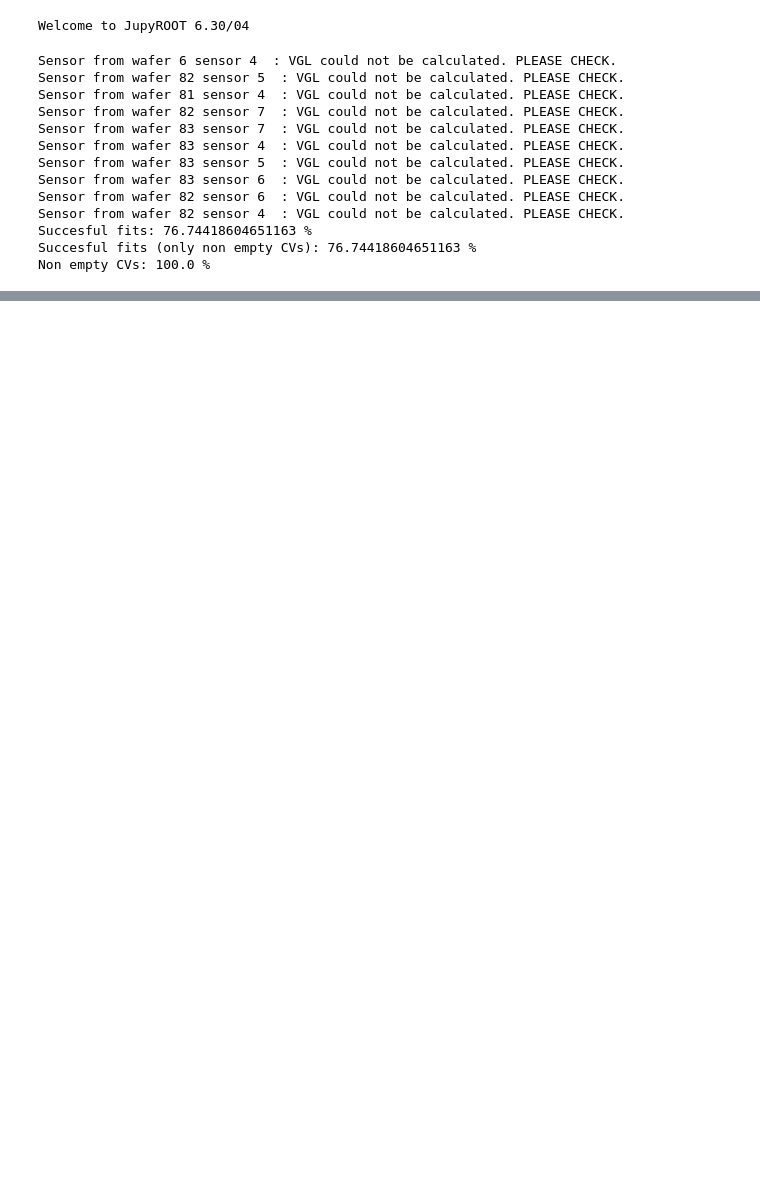
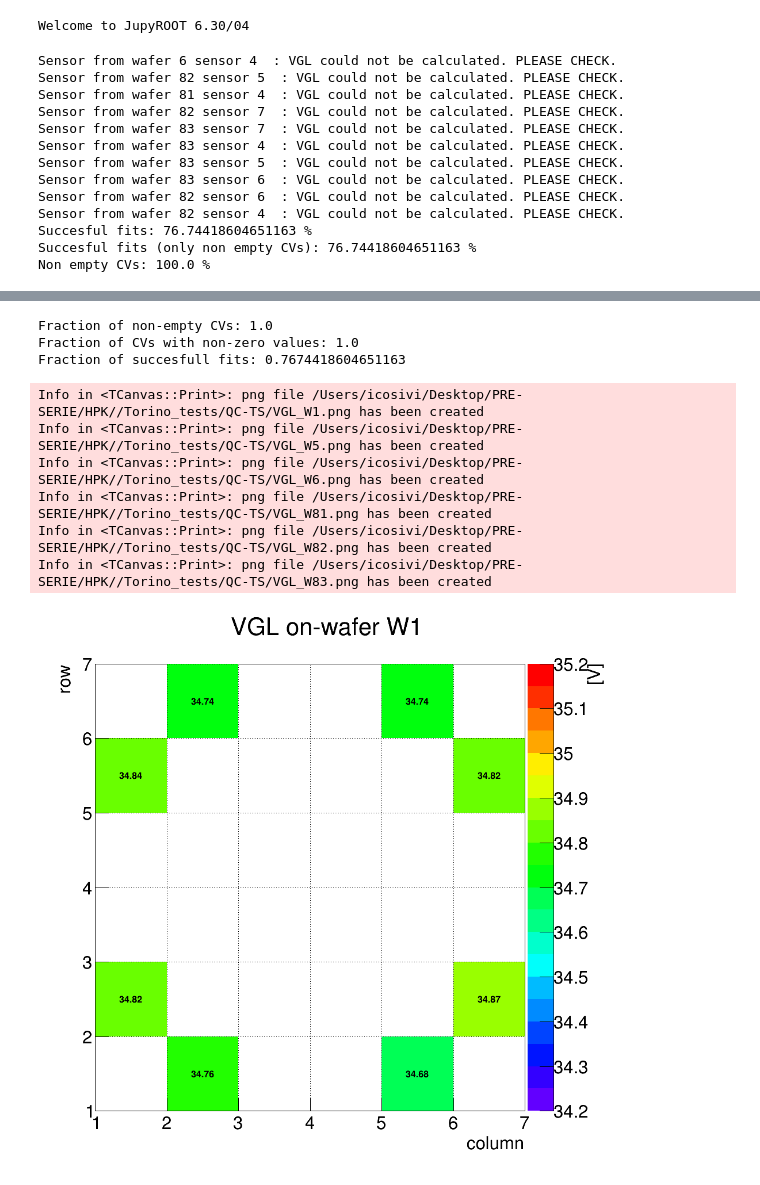
Before and after one commit to icosivi/Torino_ETL_QAQC, a Jupyter notebook: Test_Array_ETL-site_CV.ipynb, the cells around one changed output, grey strips where cells are left out. Cells and saved outputs as stored; diff of their text form; code cells hidden in the pictures; blank space fills up the shorter version.

```diff
--- a/Test_Array_ETL-site_CV.ipynb
+++ b/Test_Array_ETL-site_CV.ipynb
@@ -375,38 +381,53 @@ for entry in tree_qa:
 wafer_real_numbers = [i+1 for i in range(n_wafer)]
 vgl_list = [[] for i in range(n_wafer)]
 vbulk_list = [[] for i in range(n_wafer)]
+# %%
+sensor_positions = [[2,6],[5,6],[6,5],[6,2],[5,1],[2,1],[1,2],[1,5]]
+
+for i in range(n_wafer):
+    for j in range(n_sensors):
+          if i in wafer_values:
+          #if( i<20 ):
+             if(vcount_bump_qa_2d[i][j] > 0):
+               hVgl_qa[i].Fill( sensor_positions[j][0], sensor_positions[j][1], vvgl_qa_2d[i][j]/vcount_bump_qa_2d[i][j])
+               hVbulk_qa[i].Fill( sensor_positions[j][0], sensor_positions[j][1], vbulk_qa_2d[i][j]/vcount_bump_qa_2d[i][j] )
+               vgl_list[i].append(vvgl_qa_2d[i][j]/vcount_bump_qa_2d[i][j])
+               vbulk_list[i].append(vbulk_qa_2d[i][j]/vcount_bump_qa_2d[i][j])
+
+if(verbose):
+  print("Fraction of non-empty CVs: "+str(non_empty_counter/dumb_counter))
+  print("Fraction of CVs with non-zero values: "+str(non_zero_counter/dumb_counter))
+  print("Fraction of succesfull fits: "+str(good_fit_counter/non_zero_counter))
+# %% [output]
+Fraction of non-empty CVs: 1.0
+Fraction of CVs with non-zero values: 1.0
+Fraction of succesfull fits: 0.7674418604651163
 # %%
 sensor_positions = [[2,6],[5,6],[6,5],[6,2],[5,1],[2,1],[1,2],[1,5]]
 
 for i in range(n_wafer):
     for j in range(n_sensors):
-          if i in wafer_values:
-          #if( i<20 ):
-             if(vcount_bump_qa[i][j] > 0):
-               hVgl_qa[i].Fill( sensor_positions[j][0], sensor_positions[j][1], vvgl_qa[i][j]/vcount_bump_qa[i][j])
-               hVbulk_qa[i].Fill( sensor_positions[j][0], sensor_positions[j][1], vbulk_qa[i][j]/vcount_bump_qa[i][j] )
-               vgl_list[i].append(vvgl_qa[i][j]/vcount_bump_qa[i][j])
-               vbulk_list[i].append(vbulk_qa[i][j]/vcount_bump_qa[i][j])
-
-               pippo = {'component': str(wb[(wb['Wafer'] == i+start_wafer) & (wb['Sensor Number'] == j+start_sensor)]['SerialNumber'].iloc[0]),
+        for k in range(4):
+            if i in wafer_values:
+                if(vcount_bump_qa[i][j][k] > 0):
+                    pippo = {'component': str(wb[(wb['Wafer'] == i+start_wafer) & (wb['Sensor Number'] == j+start_sensor)]['SerialNumber'].iloc[0]),
                         'name': 'Sensor Test Array CV',
                         'measurement_date': dtz.isoformat(),
                         'location': location,
                         'user_created': user,
                         'version': 'v0',
-                        'vgl': vvgl_qa[i][j]/vcount_bump_qa[i][j],
-                        'vbulk': vbulk_qa[i][j]/vcount_bump_qa[i][j],
-                        'side': side,
+                        'vgl': vvgl_qa[i][j][k]/vcount_bump_qa[i][j][k],
+                        'vbulk': vbulk_qa[i][j][k]/vcount_bump_qa[i][j][k],
+                        'side': k,
                         'geometry': '1x1 LGAD',
                         'gain_category': None,
-                        'voltage': v_raw[i][j],
-                        'capacitance': vc_raw[i][j]
+                        'voltage': v_raw[i][j][k],
+                        'capacitance': vc_raw[i][j][k]
                        }
+                    tests_json.append(pippo)
 
-               tests_json.append(pippo)
-
-             if(vcount_bump_qa[i][j]<0):
-               pippo = {'component': str(wb[(wb['Wafer'] == i+start_wafer) & (wb['Sensor Number'] == j+start_sensor)]['SerialNumber'].iloc[0]),
+                if(vcount_bump_qa[i][j][k]<0):
+                    pippo = {'component': str(wb[(wb['Wafer'] == i+start_wafer) & (wb['Sensor Number'] == j+start_sensor)]['SerialNumber'].iloc[0]),
                         'name': 'Sensor Test Array CV',
                         'measurement_date': dtz.isoformat(),
                         'location': location,
@@ -414,23 +435,18 @@ for i in range(n_wafer):
                         'version': 'v0',
                         'vgl': None,
                         'vbulk': None,
-                        'side': side,
+                        'side': k,
                         'geometry': '1x1 LGAD',
                         'gain_category': None,
-                        'voltage': v_raw[i][j],
-                        'capacitance': vc_raw[i][j]
+                        'voltage': v_raw[i][j][k],
+                        'capacitance': vc_raw[i][j][k]
                        }
 
-               tests_json.append(pippo)
+                    tests_json.append(pippo)
 
 if write_json:
  with open(save_path+json_filename+".json", 'w') as f:
    json.dump(tests_json, f, indent=4)
-
-if(verbose):
-  print("Fraction of non-empty CVs: "+str(non_empty_counter/dumb_counter))
-  print("Fraction of CVs with non-zero values: "+str(non_zero_counter/dumb_counter))
-  print("Fraction of succesfull fits: "+str(good_fit_counter/non_zero_counter))
 # %%
 mean_array_bulk = []
 sigma_array_bulk = []
@@ -498,29 +514,37 @@ plt.show()
 # %%
 cC = []
 
 for i in range(n_wafer):
     cC.append(root.TCanvas("c_V_W"+str(i+start_wafer), "c VGL_W"+str(i+start_wafer), 1000,1000))
 
 for i in range(n_wafer):
  if i in wafer_values:
  #if( i<20 ):
     hVgl_qa[i].GetZaxis().SetRangeUser( 34.2, 35.2 ) # Tender acceptance ranges
     hVgl_qa[i].GetZaxis().SetTitle("[V]")
     hVgl_qa[i].GetXaxis().SetTitle("column")
     hVgl_qa[i].GetYaxis().SetTitle("row")
     hVgl_qa[i].SetMarkerSize(3.)
 
     root.gStyle.SetPaintTextFormat("4.2f")
     #cV.append(root.TCanvas("c_V_W"+str(i+1), "c VBD_W"+str(i+1), 1000,1000))
     cC[i].SetRightMargin(0.15)
     cC[i].cd()
     hVgl_qa[i].SetMarkerSize(0.9)
     hVgl_qa[i].Draw("textcolz")
     root.gPad.SetGrid(1,1)
     root.gPad.Update()
     cC[i].Update()
     hVgl_qa[i].GetXaxis().SetNdivisions(6)
     hVgl_qa[i].GetYaxis().SetNdivisions(6)
 
     if(save):
-      cC[i].SaveAs(save_path+"VGL_W"+str(i+start_wafer)+"_side_"+str(side)+".png")
+      cC[i].SaveAs(save_path+"/Torino_tests/QC-TS/VGL_W"+str(i+start_wafer)+".png")
+# %% [output]
+Info in <TCanvas::Print>: png file /Users/icosivi/Desktop/PRE-SERIE/HPK//Torino_tests/QC-TS/VGL_W1.png has been created
+Info in <TCanvas::Print>: png file /Users/icosivi/Desktop/PRE-SERIE/HPK//Torino_tests/QC-TS/VGL_W5.png has been created
+Info in <TCanvas::Print>: png file /Users/icosivi/Desktop/PRE-SERIE/HPK//Torino_tests/QC-TS/VGL_W6.png has been created
+Info in <TCanvas::Print>: png file /Users/icosivi/Desktop/PRE-SERIE/HPK//Torino_tests/QC-TS/VGL_W81.png has been created
+Info in <TCanvas::Print>: png file /Users/icosivi/Desktop/PRE-SERIE/HPK//Torino_tests/QC-TS/VGL_W82.png has been created
+Info in <TCanvas::Print>: png file /Users/icosivi/Desktop/PRE-SERIE/HPK//Torino_tests/QC-TS/VGL_W83.png has been created
+[figure, added]
```
Also changed, not shown: parts of 4 cells of this notebook.
